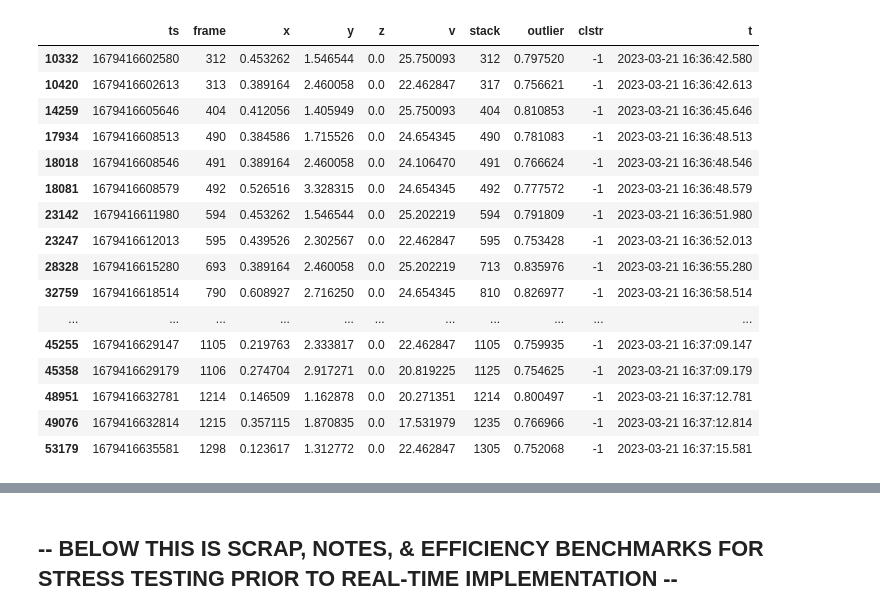
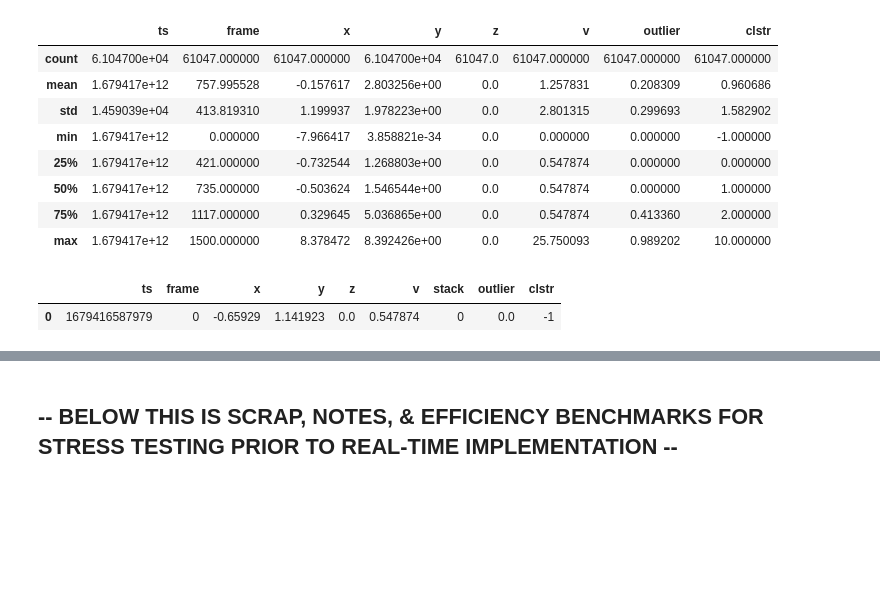
Before and after one commit to alexozwald/pymmw, a Jupyter notebook: bball_data3b/newdata.ipynb, the cells around one changed output, grey strips where cells are left out. Drawn from its saved outputs; the diff is of its cells as text; code cells hidden in the pictures; blank space fills up the shorter version.

```diff
--- a/bball_data3b/newdata.ipynb
+++ b/bball_data3b/newdata.ipynb
@@ -52,22 +52,29 @@ df = df.loc[(df['v'] >= 0) & (df['frame'] <= 1500)]
 df = mk_stacks(df, 20)
 # %%
 x = get_ball(df, 17, 0.75, 3)
-x.assign(t=pd.to_datetime(x['ts'], unit='ms'))
+#x.assign(t=pd.to_datetime(x['ts'], unit='ms'))
-# %% [output]
-|  | ts | frame | x | y | z | v | stack | outlier | clstr | t |
-| 10332 | 1679416602580 | 312 | 0.453262 | 1.546544 | 0.0 | 25.750093 | 312 | 0.797520 | -1 | 2023-03-21 16:36:42.580 |
-| 10420 | 1679416602613 | 313 | 0.389164 | 2.460058 | 0.0 | 22.462847 | 317 | 0.756621 | -1 | 2023-03-21 16:36:42.613 |
-| 14259 | 1679416605646 | 404 | 0.412056 | 1.405949 | 0.0 | 25.750093 | 404 | 0.810853 | -1 | 2023-03-21 16:36:45.646 |
-| 17934 | 1679416608513 | 490 | 0.384586 | 1.715526 | 0.0 | 24.654345 | 490 | 0.781083 | -1 | 2023-03-21 16:36:48.513 |
-| 18018 | 1679416608546 | 491 | 0.389164 | 2.460058 | 0.0 | 24.106470 | 491 | 0.766624 | -1 | 2023-03-21 16:36:48.546 |
-| 18081 | 1679416608579 | 492 | 0.526516 | 3.328315 | 0.0 | 24.654345 | 492 | 0.777572 | -1 | 2023-03-21 16:36:48.579 |
-| 23142 | 1679416611980 | 594 | 0.453262 | 1.546544 | 0.0 | 25.202219 | 594 | 0.791809 | -1 | 2023-03-21 16:36:51.980 |
-| 23247 | 1679416612013 | 595 | 0.439526 | 2.302567 | 0.0 | 22.462847 | 595 | 0.753428 | -1 | 2023-03-21 16:36:52.013 |
-| 28328 | 1679416615280 | 693 | 0.389164 | 2.460058 | 0.0 | 25.202219 | 713 | 0.835976 | -1 | 2023-03-21 16:36:55.280 |
-| 32759 | 1679416618514 | 790 | 0.608927 | 2.716250 | 0.0 | 24.654345 | 810 | 0.826977 | -1 | 2023-03-21 16:36:58.514 |
-| ... | ... | ... | ... | ... | ... | ... | ... | ... | ... | ... |
-| 45255 | 1679416629147 | 1105 | 0.219763 | 2.333817 | 0.0 | 22.462847 | 1105 | 0.759935 | -1 | 2023-03-21 16:37:09.147 |
-| 45358 | 1679416629179 | 1106 | 0.274704 | 2.917271 | 0.0 | 20.819225 | 1125 | 0.754625 | -1 | 2023-03-21 16:37:09.179 |
-| 48951 | 1679416632781 | 1214 | 0.146509 | 1.162878 | 0.0 | 20.271351 | 1214 | 0.800497 | -1 | 2023-03-21 16:37:12.781 |
-| 49076 | 1679416632814 | 1215 | 0.357115 | 1.870835 | 0.0 | 17.531979 | 1235 | 0.766966 | -1 | 2023-03-21 16:37:12.814 |
-| 53179 | 1679416635581 | 1298 | 0.123617 | 1.312772 | 0.0 | 22.462847 | 1305 | 0.752068 | -1 | 2023-03-21 16:37:15.581 |
+# %%
+MPH, OUT_SCORE = 17, 0.75
+xf = do_hdbscan(df, 3)
+#xf = xf.loc[(xf['v'].abs() >= MPH) & (xf['outlier'] >= OUT_SCORE)]
+
+#x.loc[]
+#x.loc[].drop_duplicates()['frame'].drop_duplicates().index
+#xf.loc[xf['v'].abs() >= MPH][['frame','stack']].drop_
+xf.describe()
+# %% [output]
+|  | ts | frame | x | y | z | v | outlier | clstr |
+| count | 6.104700e+04 | 61047.000000 | 61047.000000 | 6.104700e+04 | 61047.0 | 61047.000000 | 61047.000000 | 61047.000000 |
+| mean | 1.679417e+12 | 757.995528 | -0.157617 | 2.803256e+00 | 0.0 | 1.257831 | 0.208309 | 0.960686 |
+| std | 1.459039e+04 | 413.819310 | 1.199937 | 1.978223e+00 | 0.0 | 2.801315 | 0.299693 | 1.582902 |
+| min | 1.679417e+12 | 0.000000 | -7.966417 | 3.858821e-34 | 0.0 | 0.000000 | 0.000000 | -1.000000 |
+| 25% | 1.679417e+12 | 421.000000 | -0.732544 | 1.268803e+00 | 0.0 | 0.547874 | 0.000000 | 0.000000 |
+| 50% | 1.679417e+12 | 735.000000 | -0.503624 | 1.546544e+00 | 0.0 | 0.547874 | 0.000000 | 1.000000 |
+| 75% | 1.679417e+12 | 1117.000000 | 0.329645 | 5.036865e+00 | 0.0 | 0.547874 | 0.413360 | 2.000000 |
+| max | 1.679417e+12 | 1500.000000 | 8.378472 | 8.392426e+00 | 0.0 | 25.750093 | 0.989202 | 10.000000 |
+# %%
+type(xf.iloc[0])
+xf.iloc[0].to_frame().T
+# %% [output]
+|  | ts | frame | x | y | z | v | stack | outlier | clstr |
+| 0 | 1679416587979 | 0 | -0.65929 | 1.141923 | 0.0 | 0.547874 | 0 | 0.0 | -1 |
```
Also changed, not shown: parts of 2 cells of this notebook, 4 other files.
